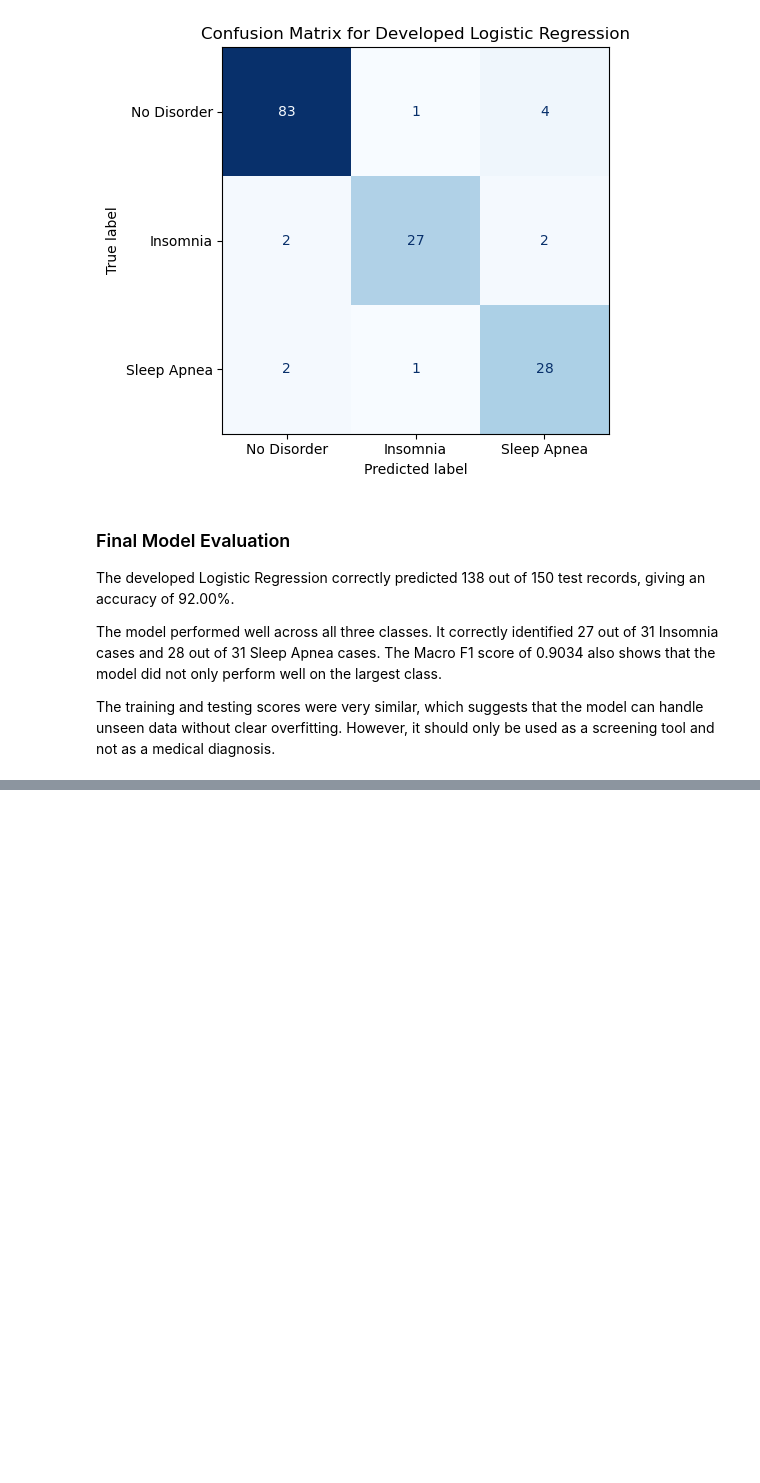
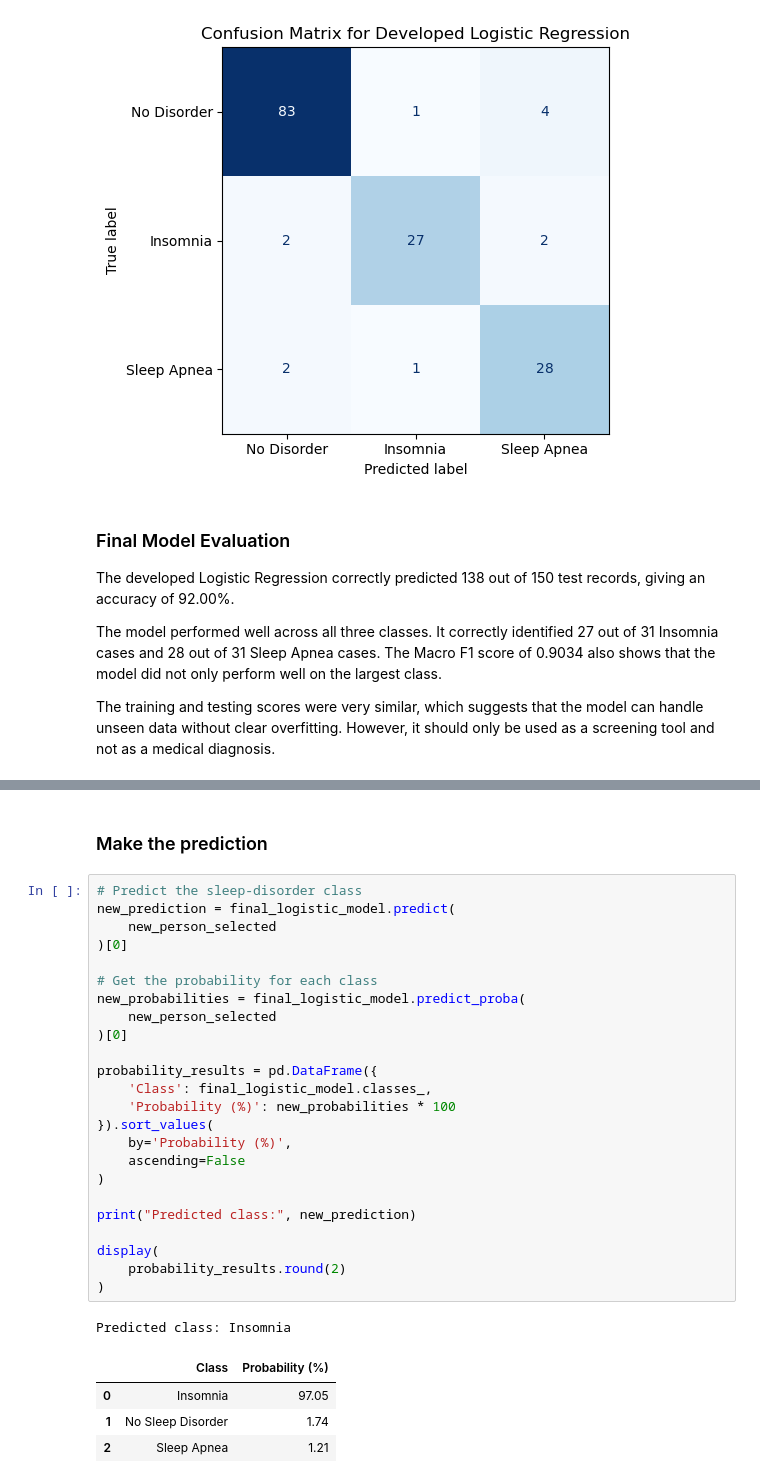
Before and after one commit to ShiroiYukiis/mldp, a Jupyter notebook: MLDP Program Codes Submission Template.ipynb, the cells around one changed output, grey strips where cells are left out. Saved outputs shown, nothing was run; the diff lists cells and outputs as text; blank space fills up the shorter version.

```diff
--- a/MLDP Program Codes Submission Template.ipynb
+++ b/MLDP Program Codes Submission Template.ipynb
@@ -1625,0 +1699,32 @@ The training and testing scores were very similar, which suggests that the model
+# %% [markdown]
+### Make the prediction
+# %%
+# Predict the sleep-disorder class
+new_prediction = final_logistic_model.predict(
+    new_person_selected
+)[0]
+
+# Get the probability for each class
+new_probabilities = final_logistic_model.predict_proba(
+    new_person_selected
+)[0]
+
+probability_results = pd.DataFrame({
+    'Class': final_logistic_model.classes_,
+    'Probability (%)': new_probabilities * 100
+}).sort_values(
+    by='Probability (%)',
+    ascending=False
+)
+
+print("Predicted class:", new_prediction)
+
+display(
+    probability_results.round(2)
+)
+# %% [output]
+Predicted class: Insomnia
+|  | Class | Probability (%) |
+| 0 | Insomnia | 97.05 |
+| 1 | No Sleep Disorder | 1.74 |
+| 2 | Sleep Apnea | 1.21 |
```
Also changed, not shown: parts of 10 cells of this notebook, 4 other files.
